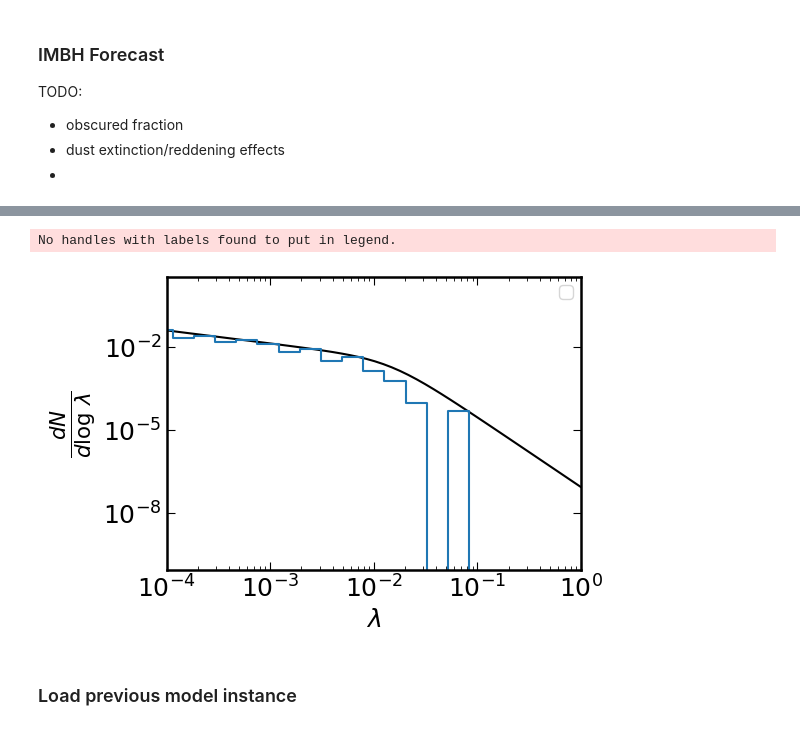
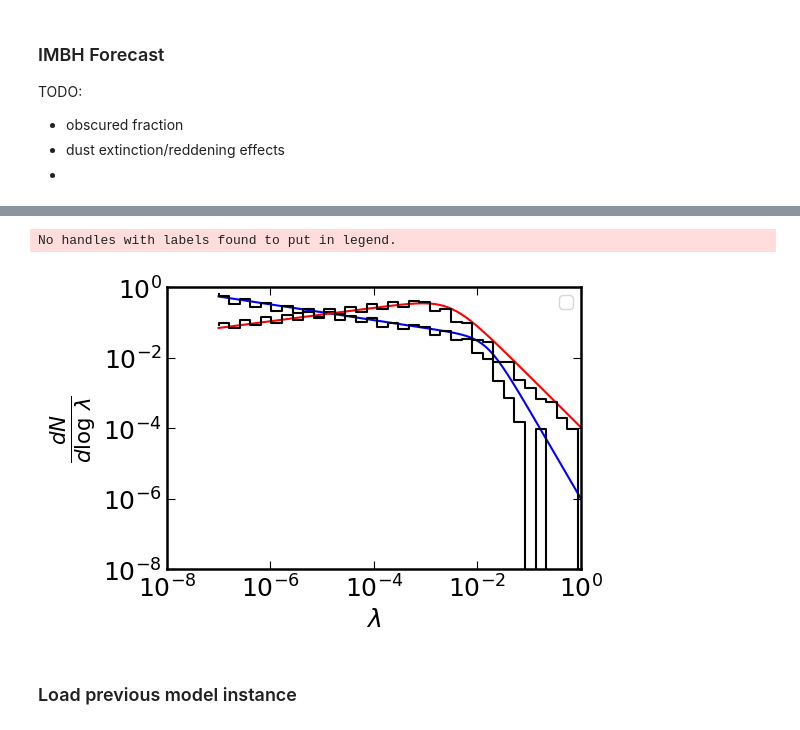
Before and after one commit to burke86/imbh_forecast, a Jupyter notebook: forecast.ipynb, the cells around one changed output, grey strips where cells are left out. Drawn from its saved outputs; the diff is of its cells as text; code cells hidden in the pictures.

Commit message:
separate red/blue galaxies and re-normalized ERDF

```diff
--- a/forecast.ipynb
+++ b/forecast.ipynb
@@ -61,36 +184,42 @@ set_mpl_style()
 # %%
 fig, ax = plt.subplots(1, 1, figsize=(6, 4))
 
 l = np.logspace(-7, 1, 100)
 dlogl = np.diff(np.log10(l))[0]
-p = ERDF(l)*dlogl
-p = p/np.sum(p)
-s = np.random.choice(l, 100000, p=p)
 
-ax.loglog(l, p/dlogl, c='k')
+colors =['b', 'r']
 
-bins = np.logspace(-7, 3, 50)
-h, bin_edges = np.histogram(s, bins=bins)
-ax.step(bin_edges[:-1], h/np.diff(np.log10(bins))[0]/len(s))
+for i, ERDF in enumerate([ERDF_blue, ERDF_red]):
+
+    p = ERDF(l)*dlogl
+    p = p/np.sum(p)
+    s = np.random.choice(l, 100000, p=p)
+
+    ax.loglog(l, p/dlogl, c=colors[i])
+
+    bins = np.logspace(-7, 3, 50)
+    h, bin_edges = np.histogram(s, bins=bins)
+    ax.step(bin_edges[:-1], h/np.diff(np.log10(bins))[0]/len(s), color='k')
 
 ax.set_xlabel(r'$\lambda$', fontsize=18)
 ax.set_ylabel(r'$\frac{dN}{d\log\ \lambda}$', fontsize=22)
 
 ax.legend(fontsize=12)
 
 ax.tick_params('both', labelsize=18)
 ax.tick_params(axis='both', which='both', direction='in')
 ax.tick_params(axis='both', which='major', length=6)
 ax.tick_params(axis='both', which='minor', length=3)
 ax.xaxis.set_ticks_position('both')
 ax.yaxis.set_ticks_position('both')
 
-ax.set_xlim(1e-4, 1e0)
+ax.set_xlim(1e-8, 1e0)
+ax.set_ylim(1e-8, 1e0)
 
 fig.tight_layout()
 # %% [output]
 No handles with labels found to put in legend.
-[figure, old version]
+[figure, new version]
 # %% [markdown]
 ### Load previous model instance
 # %%
```
Also changed, not shown: parts of 68 cells of this notebook, 1 other file.
